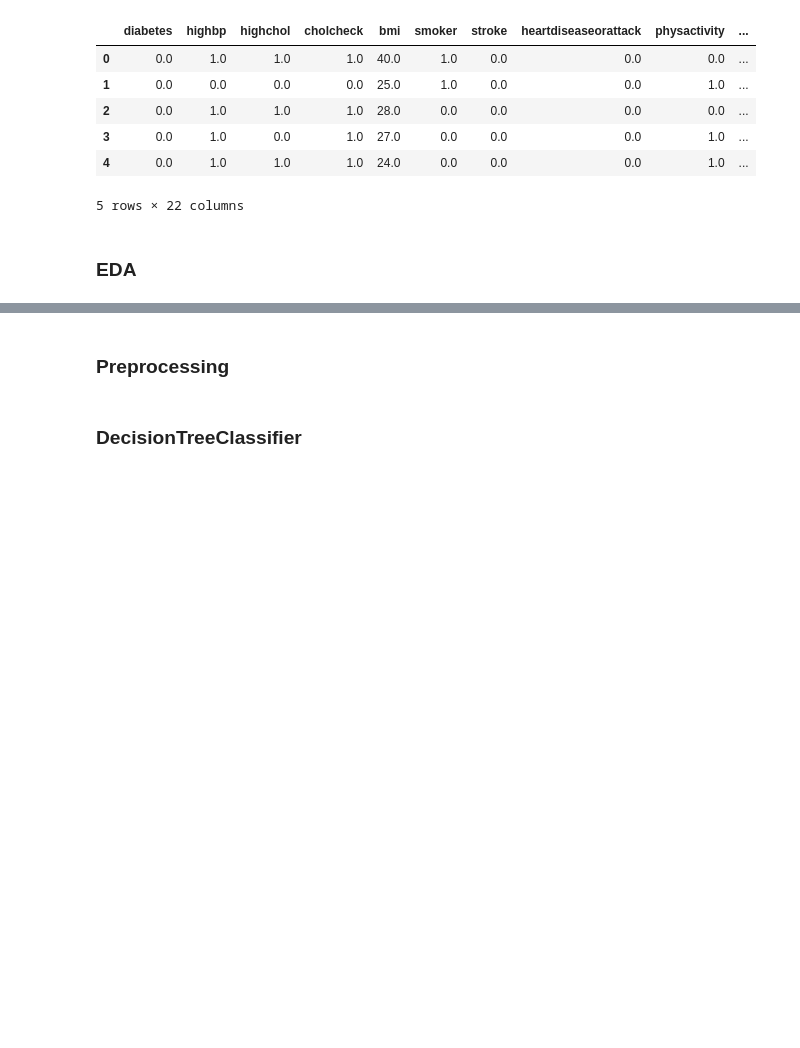
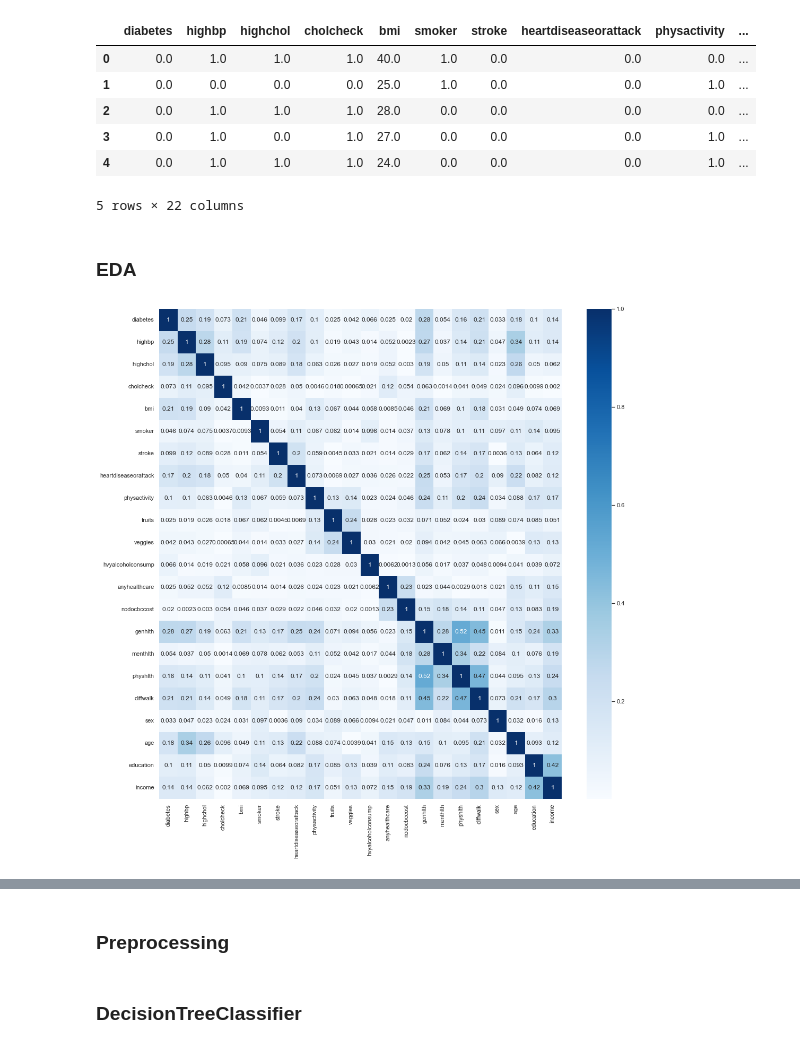
Before and after one commit to maclavijo/MLZoomcamp, a Jupyter notebook: MLZ_MidtermProject/Diabetes.ipynb, the cells around one changed output, grey strips where cells are left out. Cells and saved outputs as stored; diff of their text form; code cells hidden in the pictures; blank space fills up the shorter version.

```diff
--- a/MLZ_MidtermProject/Diabetes.ipynb
+++ b/MLZ_MidtermProject/Diabetes.ipynb
@@ -32,6 +31,0 @@ from imblearn.under_sampling import NearMiss
-# %%
-file = 'Datasets/diabetes_012_health_indicators_BRFSS2015.csv'
-df = pd.read_csv(file)
-df
-# %%
-df.columns = df.columns.str.lower().str.replace('_012','')
@@ -365,18 +35,24 @@ sns.heatmap(corr, cmap="Blues", annot=True)
 def binaryBalancedData():
     file = 'Datasets/diabetes_binary_health_indicators_BRFSS2015.csv'
     df = pd.read_csv(file)
+
+    #Drop duplicates
     df.drop_duplicates(inplace=True)
 
+    #Change all column names to lower case
     df.columns = df.columns.str.lower().str.replace('diabetes_binary','diabetes')
 
+    return df
+
+def splitDF(df):
     target = df.diabetes
     data = df.drop(columns=['diabetes'])
-
     dfTrainFull, dfTest, yTrainFull, yTest = train_test_split(data, target, test_size=0.2, random_state=11)
     dfTrain, dfVal, yTrain, yVal = train_test_split(data, target, test_size=0.25, random_state=11)
-    return df, dfTrainFull, yTrainFull, dfTrain, yTrain, dfVal,yVal, dfTest, yTest
+    return dfTrainFull, yTrainFull, dfTrain, yTrain, dfVal, yVal, dfTest, yTest
 # %%
-df, dfTrainFull, yTrainFull, dfTrain, yTrain, dfVal,yVal, dfTest, yTest = binaryBalancedData()
+df = binaryBalancedData()
+#dfTrainFull, yTrainFull, dfTrain, yTrain, dfVal,yVal, dfTest, yTest = splitDF(df)
 df.head()
 # %% [output]
 |  | diabetes | highbp | highchol | cholcheck | bmi | smoker | stroke | heartdiseaseorattack | physactivity | ... |
@@ -389,8 +65,10 @@ df.head()
 # %% [markdown]
 ### EDA
 # %%
-#sns.set_theme()
+sns.set_theme()
 corr_matrix = df.corr().abs()
 plt.figure(figsize=(17,17))
 
 _ = sns.heatmap(corr_matrix, cmap="Blues", annot=True)
+# %% [output]
+[figure, added]
```
Also changed, not shown: parts of 71 cells of this notebook, 1 other file.
